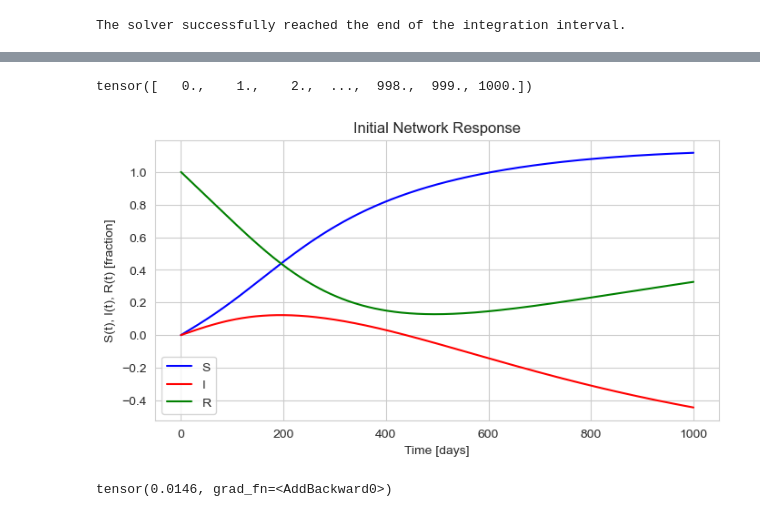
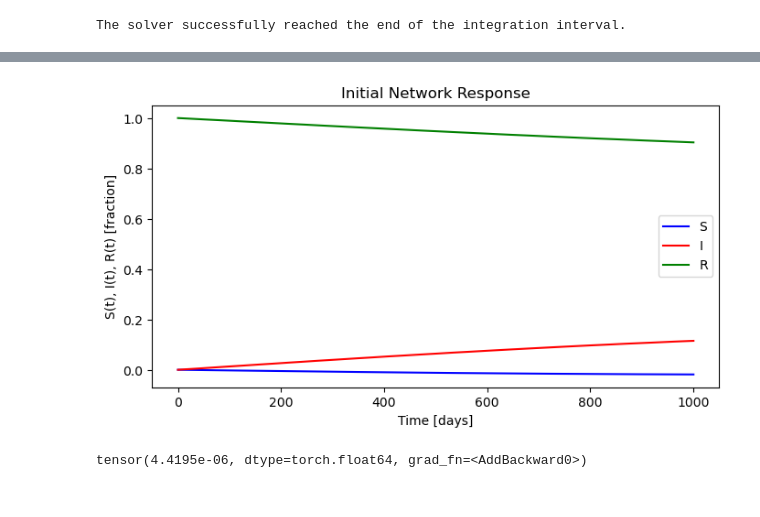
Before and after one commit to datameerkat/PINN-Project-02456, a Jupyter notebook: Notebooks/Simons Attempt 2.ipynb, the cells around one changed output, grey strips where cells are left out. Drawn from its saved outputs; the diff is of its cells as text; code cells hidden in the pictures.

```diff
--- a/Notebooks/Simons Attempt 2.ipynb
+++ b/Notebooks/Simons Attempt 2.ipynb
@@ -142,70 +214,63 @@ class FFN(nn.Module):
         HL = hidden_layers_size
 
         # Define layers
-        self.L1 = nn.Linear(input_size, HL[0])
-        self.L2 = nn.Linear(HL[0], HL[1])
-        self.L3 = nn.Linear(HL[1], HL[2])
-        #self.L3 = nn.Linear(HL[1], HL[2])
-        #self.L3 = nn.Linear(HL[1], HL[2])
+        self.L1 = nn.Linear(input_size, HL[0]).double()
+        self.L2 = nn.Linear(HL[0], HL[1]).double()
+        self.L3 = nn.Linear(HL[1], HL[2]).double()
+        #self.L4 = nn.Linear(HL[2], HL[3]).double()
+        #self.L5 = nn.Linear(HL[3], HL[4])
 
-
-        self.output = nn.Linear(HL[-1], output_size)
-
+        self.output = nn.Linear(HL[-1], output_size).double()
 
         # Initialize weights and biases
         layers_list = [self.L1, self.L2, self.L3, self.output]
         for idx, layer in enumerate(layers_list):
-            init.kaiming_normal_(layer.weight)
+            init.xavier_uniform_(layer.weight)
             init.zeros_(layer.bias)
-            if idx == len(layers_list)-1:
-                init.kaiming_normal_(layer.weight)
-                init.zeros_(layer.bias)
 
         # Define activation function
         self.act_fn = nn.Tanh()
+        #self.clamp_func = nn.ReLU()
 
     def forward(self, x):
         # Hidden layers
         x = self.act_fn(self.L1(x))
         x = self.act_fn(self.L2(x))
         x = self.act_fn(self.L3(x))
+        #x = self.act_fn(self.L4(x))
 
         # Output layer
         x = self.output(x)
+        # Clamp values to [0,1]
+        #x = self.clamp_func(x)
 
         # Extract S, I, R from the network
         S = x[:,0].unsqueeze(1)
         I = x[:,1].unsqueeze(1)
         R = 1.0 - S - I
 
-        S = torch.clamp(S, min=0.0, max=1.0)
-        I = torch.clamp(I, min=0.0, max=1.0)
-        R = torch.clamp(R, min=0.0, max=1.0)
+
 
         return S, I, R
 
-net = FFN(1, [40, 40, 40], 3)
+net = FFN(1, [40, 40, 40], 2)
 #for param in net.parameters():
 #  print(param.data)
 # %%
 # Prepare t_num for network
-t_num = t_num.view(-1,1)
-#t_rescaled = t_num / 1000.0
-print(t_num.squeeze())
+t_num = t_num.view(-1,1).double()
+t_rescaled = t_num / 1000.0
+# Testing network
+S, I, R = net(t_rescaled)
+fig, ax = plot_solution(t_num, S, I, R, title='Initial Network Response')
 # %% [output]
-tensor([   0.,    1.,    2.,  ...,  998.,  999., 1000.])
+[figure, added]
-# %%
-# Testing network
-S, I, R = net(t_rescaled)
-fig, ax = plot_solution(t_num, S, I, R, title='Initial Network Response')
-# %% [output]
-[figure, removed]
 # %%
 # Testing ODE loss
 t_num = t_num.clone().requires_grad_()
-loss, _, _, _ = get_loss_ode(t_num, net, beta_SIR, alpha_SIR)
+loss, _, _, _, _, _, _, _, _, _ = get_loss_ode(t_num, net, beta_SIR, alpha_SIR)
 print(loss)
 # %% [output]
-tensor(0.0146, grad_fn=<AddBackward0>)
+tensor(4.4195e-06, dtype=torch.float64, grad_fn=<AddBackward0>)
 # %%
 # Testing IC loss
```
Also changed, not shown: parts of 12 cells of this notebook, 3 other files.
